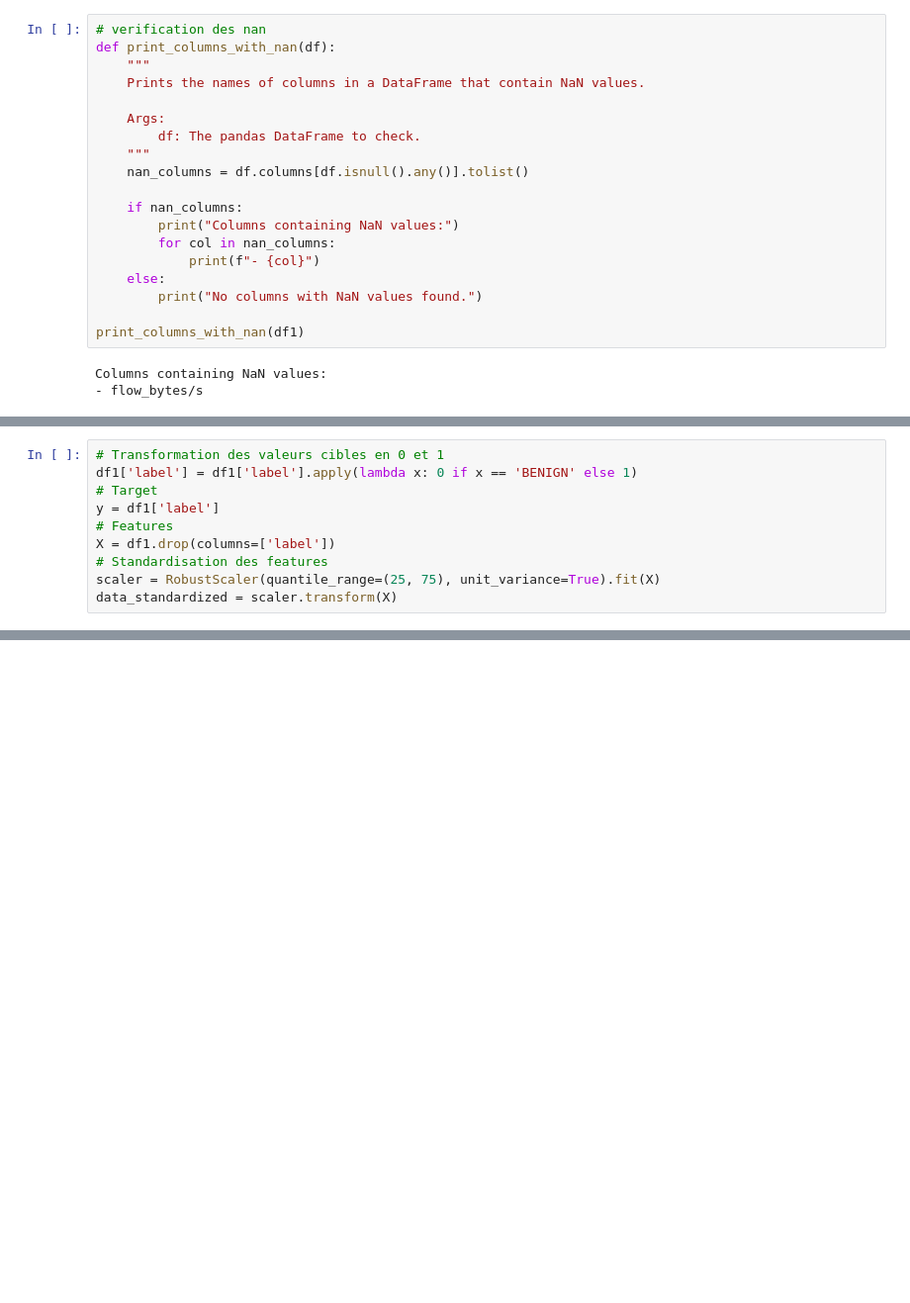
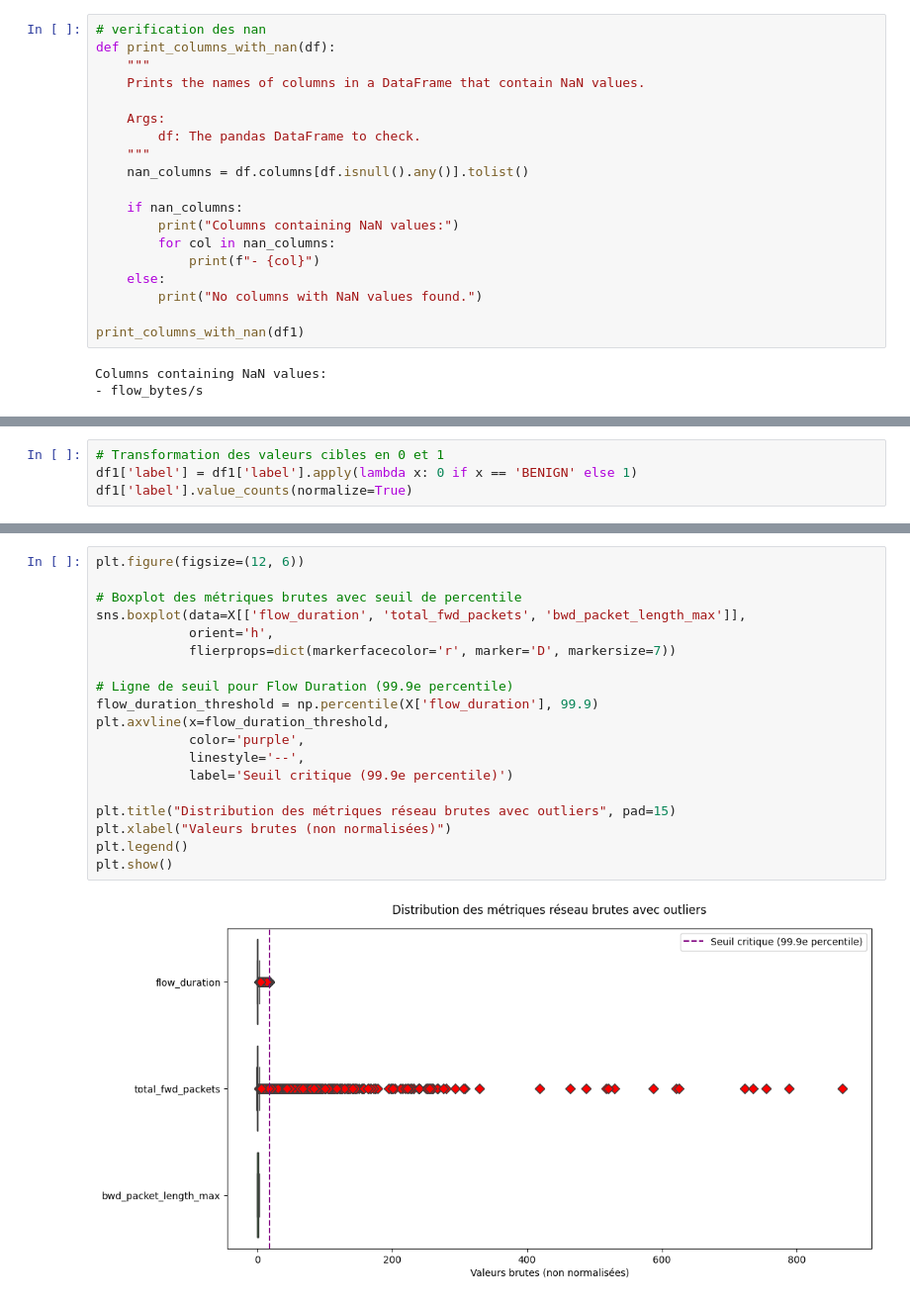
Before and after one commit to AntoinePELAMOURGUES/NetworkAnomalyDetection, a Jupyter notebook: notebooks/2_datasets.ipynb, the cells around one changed output, grey strips where cells are left out. Shown: that part at 99% size. Drawn from its saved outputs; the diff is of its cells as text; blank space fills up the shorter version.

```diff
--- a/notebooks/2_datasets.ipynb
+++ b/notebooks/2_datasets.ipynb
@@ -239,11 +116,5 @@ Name: count, dtype: int64
 # %%
 # Transformation des valeurs cibles en 0 et 1
 df1['label'] = df1['label'].apply(lambda x: 0 if x == 'BENIGN' else 1)
-# Target
-y = df1['label']
-# Features
-X = df1.drop(columns=['label'])
-# Standardisation des features
-scaler = RobustScaler(quantile_range=(25, 75), unit_variance=True).fit(X)
-data_standardized = scaler.transform(X)
+df1['label'].value_counts(normalize=True)
 # %% [output]
@@ -383,0 +189,21 @@ plt.scatter(pca[:,0], pca[:,1], c=y_train)
+# %%
+plt.figure(figsize=(12, 6))
+
+# Boxplot des métriques brutes avec seuil de percentile
+sns.boxplot(data=X[['flow_duration', 'total_fwd_packets', 'bwd_packet_length_max']],
+            orient='h',
+            flierprops=dict(markerfacecolor='r', marker='D', markersize=7))
+
+# Ligne de seuil pour Flow Duration (99.9e percentile)
+flow_duration_threshold = np.percentile(X['flow_duration'], 99.9)
+plt.axvline(x=flow_duration_threshold,
+            color='purple',
+            linestyle='--',
+            label='Seuil critique (99.9e percentile)')
+
+plt.title("Distribution des métriques réseau brutes avec outliers", pad=15)
+plt.xlabel("Valeurs brutes (non normalisées)")
+plt.legend()
+plt.show()
+# %% [output]
+[figure, added]
```
Also changed, not shown: parts of 34 cells of this notebook, 2 other files.
